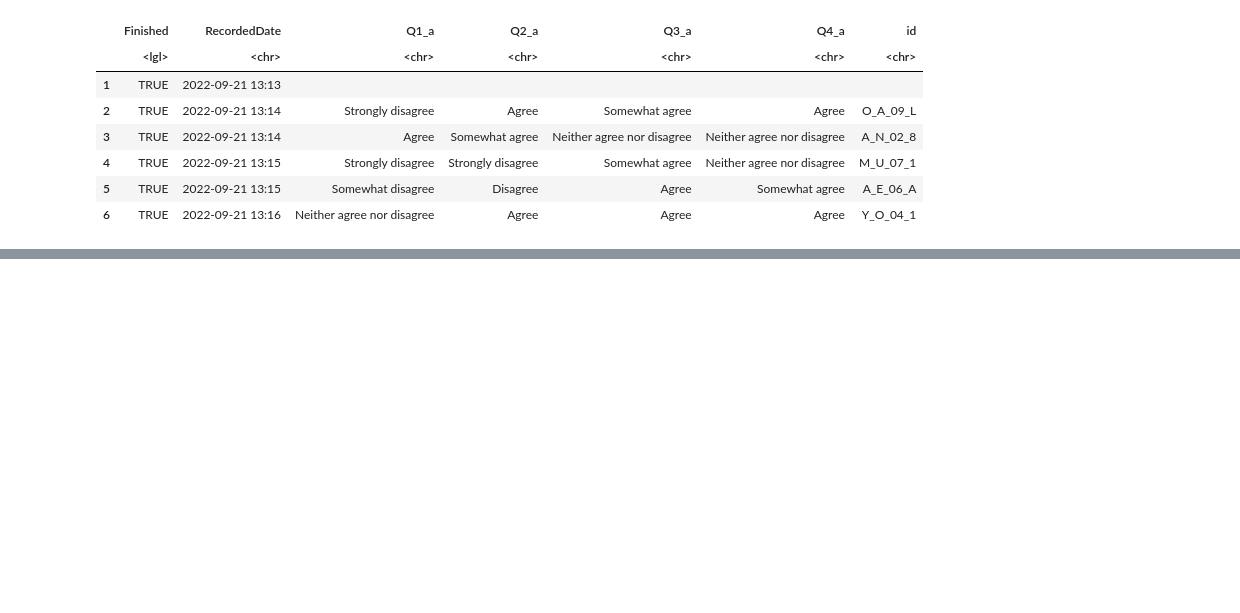
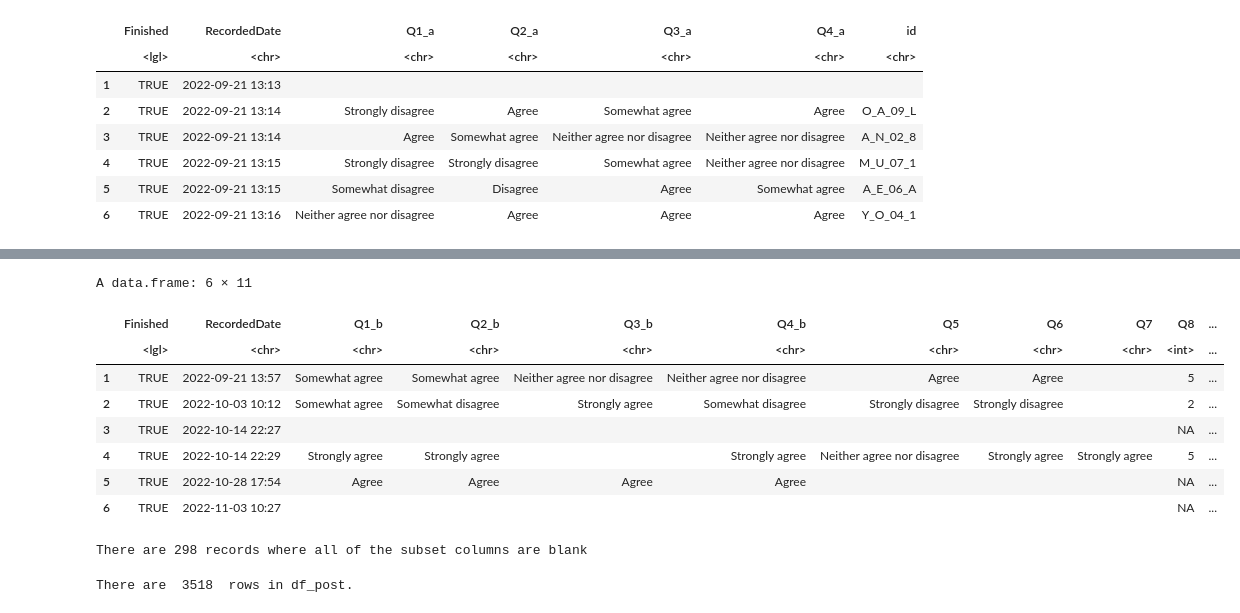
Before and after one commit to pokwir/Jack-Talk-Surveys, a Jupyter notebook: code/data_cleaning.ipynb, the cells around one changed output, grey strips where cells are left out. Cells and saved outputs as stored; diff of their text form; code cells hidden in the pictures; blank space fills up the shorter version.

```diff
--- a/code/data_cleaning.ipynb
+++ b/code/data_cleaning.ipynb
@@ -228,0 +228,49 @@ Unique non-blank values for column: RecordedDate
+# %%
+# Check if more incomplete records are present in the dataset using subset of columns Q1_b,	Q2_b,	Q3_b, Q4_b,	Q5,	Q6,	Q7,	Q8
+
+library(dplyr)
+
+# Filter rows where all of the specified columns are blank
+all_blank_subset_rows <- df_post %>%
+  filter(Q1_b == "" |
+         Q2_b == "" |
+         Q3_b == "" |
+         Q4_b == "" |
+         Q5 == "" |
+         Q6 == "" |
+         Q7 == "" |
+         is.na(Q8))
+
+# show the first 10 rows
+head(all_blank_subset_rows)
+
+# print number of records
+cat("There are", nrow(all_blank_subset_rows), "records where all of the subset columns are blank")
+# %% [output]
+A data.frame: 6 × 11
+|  | Finished | RecordedDate | Q1_b | Q2_b | Q3_b | Q4_b | Q5 | Q6 | Q7 | Q8 | ... |
+|  | <lgl> | <chr> | <chr> | <chr> | <chr> | <chr> | <chr> | <chr> | <chr> | <int> | ... |
+| 1 | TRUE | 2022-09-21 13:57 | Somewhat agree | Somewhat agree | Neither agree nor disagree | Neither agree nor disagree | Agree | Agree |  | 5 | ... |
+| 2 | TRUE | 2022-10-03 10:12 | Somewhat agree | Somewhat disagree | Strongly agree | Somewhat disagree | Strongly disagree | Strongly disagree |  | 2 | ... |
+| 3 | TRUE | 2022-10-14 22:27 |  |  |  |  |  |  |  | NA | ... |
+| 4 | TRUE | 2022-10-14 22:29 | Strongly agree | Strongly agree |  | Strongly agree | Neither agree nor disagree | Strongly agree | Strongly agree | 5 | ... |
+| 5 | TRUE | 2022-10-28 17:54 | Agree | Agree | Agree | Agree |  |  |  | NA | ... |
+| 6 | TRUE | 2022-11-03 10:27 |  |  |  |  |  |  |  | NA | ... |
+There are 298 records where all of the subset columns are blank
+# %%
+# remove those from df_post
+
+df_post <- df_post %>%
+  filter(!(Q1_b == "" |
+         Q2_b == "" |
+         Q3_b == "" |
+         Q4_b == "" |
+         Q5 == "" |
+         Q6 == "" |
+         Q7 == "" |
+         is.na(Q8)))
+
+# show the first 10 rows
+cat("There are ", nrow(df_post), " rows in df_post. \n")
+# %% [output]
+There are  3518  rows in df_post.
```
Also changed, not shown: parts of 53 cells of this notebook, 1 other file.
